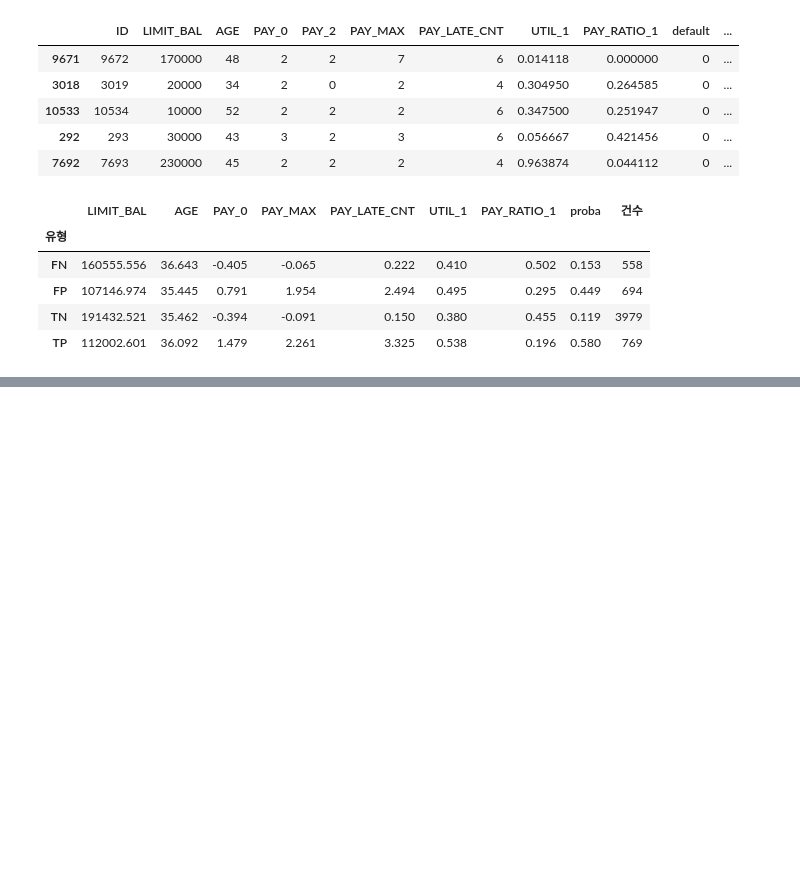
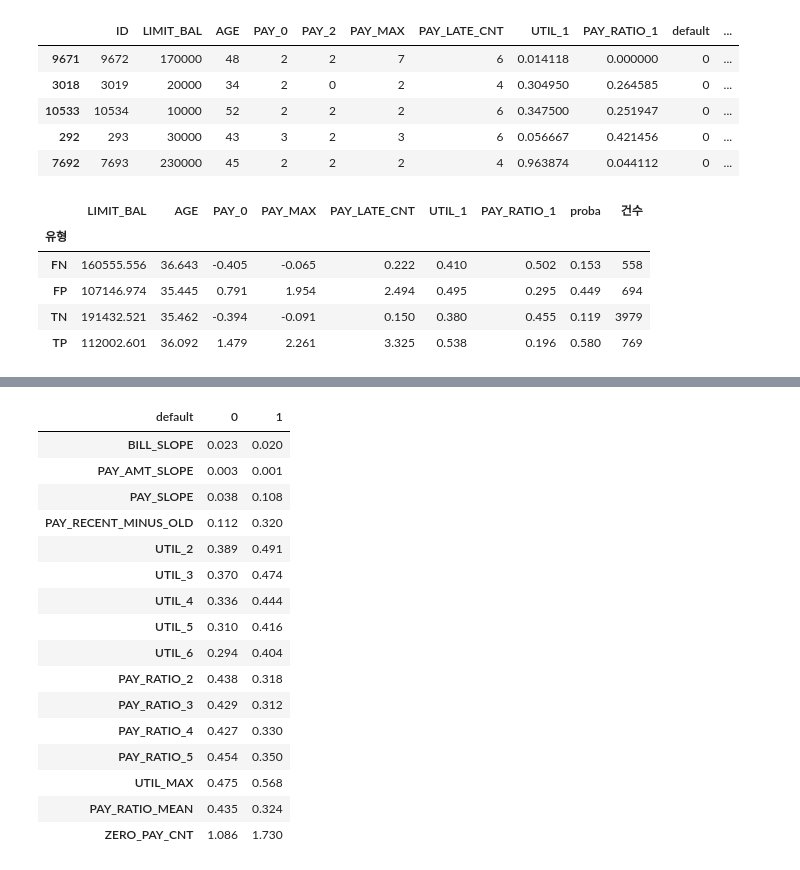
Before and after one commit to Xnarin/my-ai-agent, a Jupyter notebook: machine_learning/mini_project/credit_scroing.ipynb, the cells around one changed output, grey strips where cells are left out. Drawn from its saved outputs; the diff is of its cells as text; code cells hidden in the pictures; blank space fills up the shorter version.

```diff
--- a/machine_learning/mini_project/credit_scroing.ipynb
+++ b/machine_learning/mini_project/credit_scroing.ipynb
@@ -560,0 +578,52 @@ display(case.groupby("유형")[["LIMIT_BAL", "AGE", "PAY_0", "PAY_MAX", "PAY_LAT
+# %%
+def slope(d, cols):
+    # cols는 최근(9월)→과거(4월) 순서. 최근으로 갈수록 값이 커지면 양수가 되도록 x를 뒤집는다.
+    x = -(np.arange(6) - 2.5)
+    return (d[cols].to_numpy(float) * x).sum(axis=1) / (x ** 2).sum()
+
+def add_trend(d):
+    d = d.copy()
+    d["BILL_SLOPE"] = slope(d, BILL_COLS) / d["LIMIT_BAL"]
+    d["PAY_AMT_SLOPE"] = slope(d, PAY_AMT_COLS) / d["LIMIT_BAL"]
+    d["PAY_SLOPE"] = slope(d, PAY_COLS)
+    d["PAY_RECENT_MINUS_OLD"] = d[PAY_COLS[:3]].mean(axis=1) - d[PAY_COLS[3:]].mean(axis=1)
+    for i in range(2, 7):
+        d[f"UTIL_{i}"] = d[f"BILL_AMT{i}"] / d["LIMIT_BAL"]
+    for i in range(2, 6):
+        d[f"PAY_RATIO_{i}"] = np.where(d[f"BILL_AMT{i+1}"] > 0,
+                                       d[f"PAY_AMT{i}"] / d[f"BILL_AMT{i+1}"].clip(lower=1), 1.0).clip(0, 1)
+    d["UTIL_MAX"] = d[[f"UTIL_{i}" for i in range(1, 7)]].max(axis=1)
+    d["PAY_RATIO_MEAN"] = d[[f"PAY_RATIO_{i}" for i in range(1, 6)]].mean(axis=1)
+    d["ZERO_PAY_CNT"] = (d[PAY_AMT_COLS] == 0).sum(axis=1)
+    return d
+
+TREND_COLS = (["BILL_SLOPE", "PAY_AMT_SLOPE", "PAY_SLOPE", "PAY_RECENT_MINUS_OLD"]
+              + [f"UTIL_{i}" for i in range(2, 7)] + [f"PAY_RATIO_{i}" for i in range(2, 6)]
+              + ["UTIL_MAX", "PAY_RATIO_MEAN", "ZERO_PAY_CNT"])
+
+# 확인: 최근으로 갈수록 청구액이 늘면 기울기가 양수, 상환 상태가 최근에 나빠지면 PAY_SLOPE가 양수여야 한다.
+toy = pd.DataFrame([[600, 500, 400, 300, 200, 100]], columns=BILL_COLS)
+assert slope(toy, BILL_COLS)[0] > 0
+toy_pay = pd.DataFrame([[2, 1, 0, 0, -1, -1]], columns=PAY_COLS)
+assert slope(toy_pay, PAY_COLS)[0] > 0
+
+train_t, val_t = add_trend(train_df), add_trend(val_df)
+display(train_t[TREND_COLS + ["default"]].groupby("default").mean().T.round(3))
+# %% [output]
+| default | 0 | 1 |
+| BILL_SLOPE | 0.023 | 0.020 |
+| PAY_AMT_SLOPE | 0.003 | 0.001 |
+| PAY_SLOPE | 0.038 | 0.108 |
+| PAY_RECENT_MINUS_OLD | 0.112 | 0.320 |
+| UTIL_2 | 0.389 | 0.491 |
+| UTIL_3 | 0.370 | 0.474 |
+| UTIL_4 | 0.336 | 0.444 |
+| UTIL_5 | 0.310 | 0.416 |
+| UTIL_6 | 0.294 | 0.404 |
+| PAY_RATIO_2 | 0.438 | 0.318 |
+| PAY_RATIO_3 | 0.429 | 0.312 |
+| PAY_RATIO_4 | 0.427 | 0.330 |
+| PAY_RATIO_5 | 0.454 | 0.350 |
+| UTIL_MAX | 0.475 | 0.568 |
+| PAY_RATIO_MEAN | 0.435 | 0.324 |
+| ZERO_PAY_CNT | 1.086 | 1.730 |
```
Also changed, not shown: parts of 6 cells of this notebook, 3 other files.
